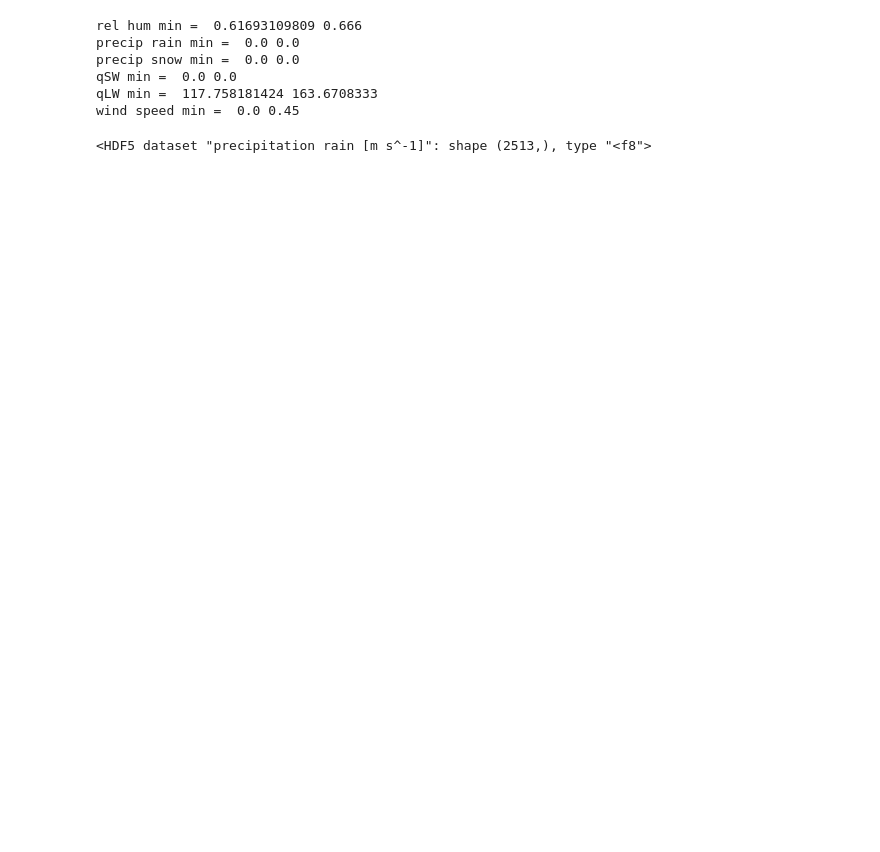
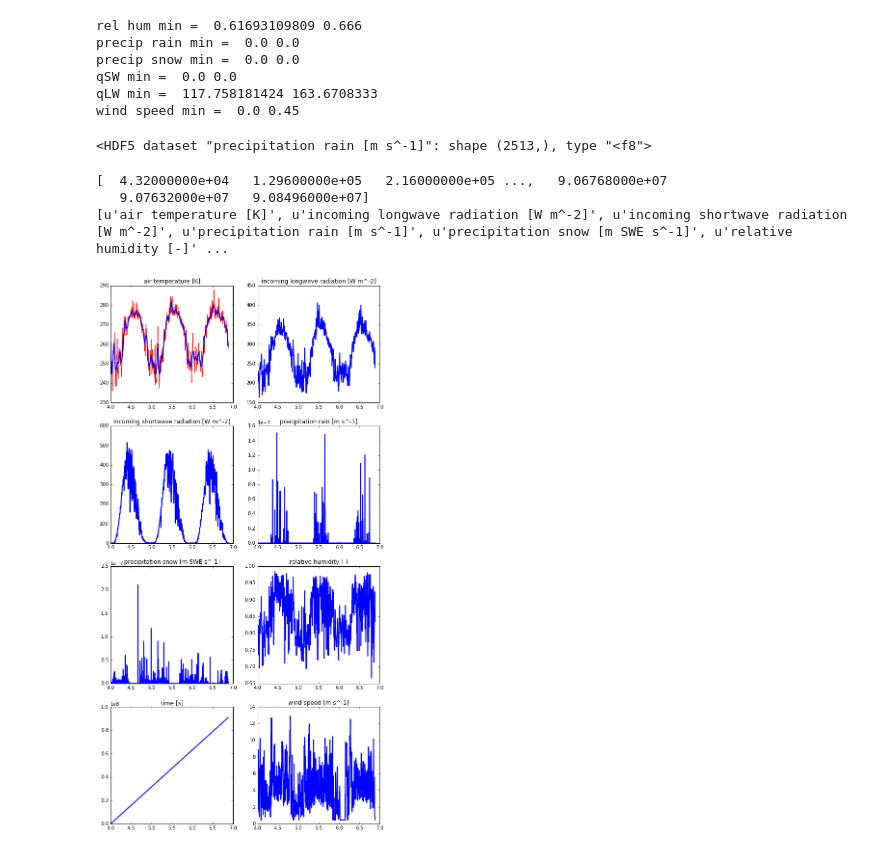
Before and after one commit to amanzi/ats-testsuite-arctic, a Jupyter notebook: testing/Data/Barrow_Alaska/Barrow-combine-2010-2016.ipynb, the cells around one changed output. Drawn from its saved outputs; the diff is of its cells as text; code cells hidden in the pictures; blank space fills up the shorter version.

```diff
--- a/testing/Data/Barrow_Alaska/Barrow-combine-2010-2016.ipynb
+++ b/testing/Data/Barrow_Alaska/Barrow-combine-2010-2016.ipynb
@@ -59,3 +91,30 @@ print d3['precipitation rain [m s^-1]']
 d1.close()
 d2.close()
 d3.close()
+# %%
+fax = plt.subplots(4,2,figsize=(10,20))
+ax = fax[1].ravel()
+
+print d2['time [s]'][:]
+n=len(d2['time [s]'][:])
+s=(8,n)
+yy=np.zeros(s)
+
+print d1.keys()
+for i,k in enumerate([k for k in d1.keys() if not "reference height" in k]):
+    ax[i].plot(4+(d2['time [s]'][:]/86400.0/365.0), d2[k][:], 'r')
+    #print i
+    if i==0:
+        yy[i,:]=sc.savgol_filter(d2[k][:], 51, 4)
+    else:
+        yy[i,:]=d2[k][:]
+    ax[i].plot(4+(d2['time [s]'][:]/86400.0/365.0), yy[i,:], 'b',linewidth=2)
+    ax[i].set_title(k)
+
+
+    #plt.show()
+# %% [output]
+[  4.32000000e+04   1.29600000e+05   2.16000000e+05 ...,   9.06768000e+07
+   9.07632000e+07   9.08496000e+07]
+[u'air temperature [K]', u'incoming longwave radiation [W m^-2]', u'incoming shortwave radiation [W m^-2]', u'precipitation rain [m s^-1]', u'precipitation snow [m SWE s^-1]', u'relative humidity [-]' ...
+[figure, added]
```
Also changed, not shown: parts of 20 cells of this notebook, 4 other files.
